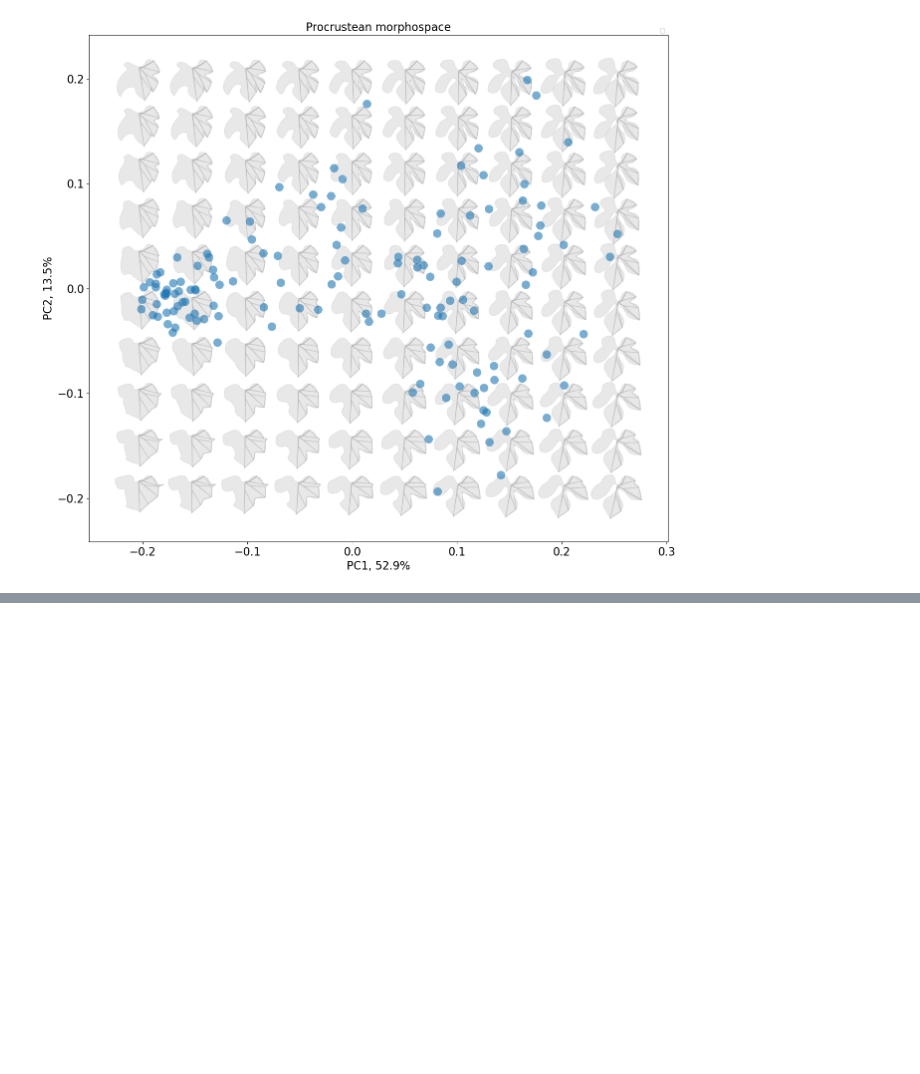
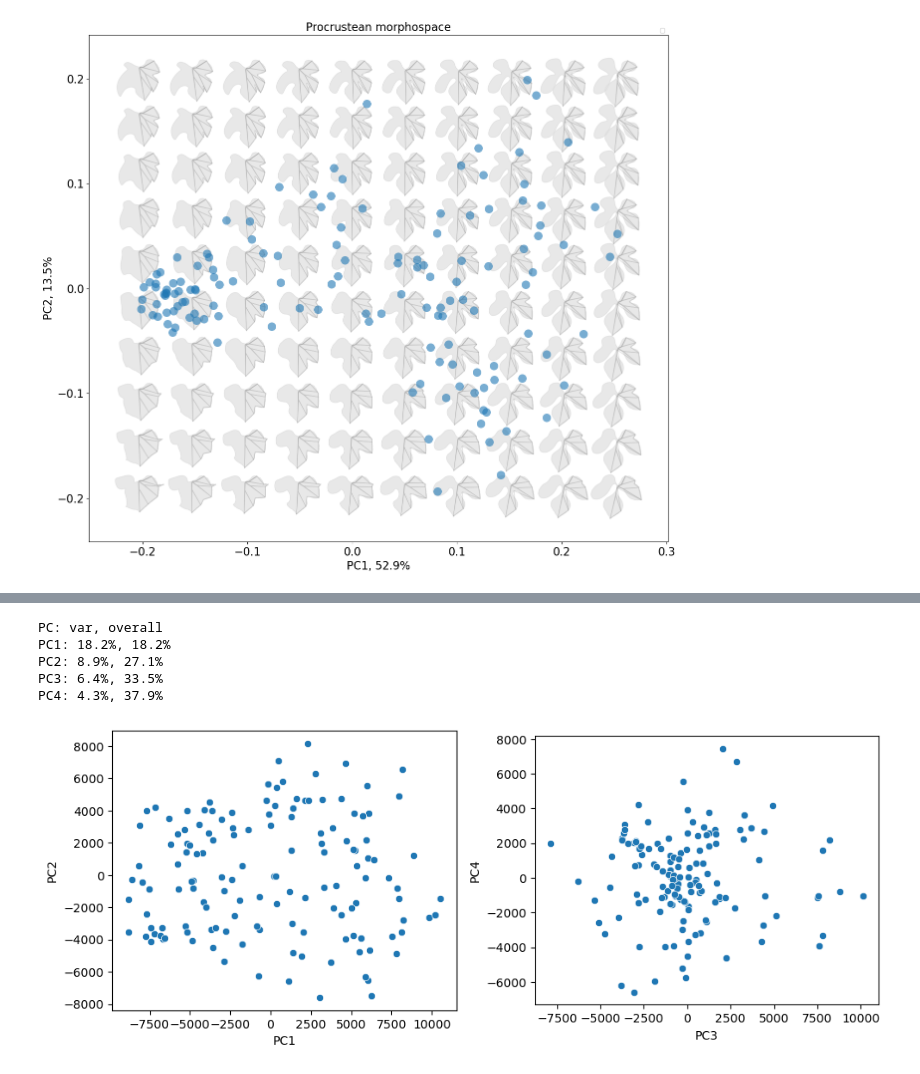
Before and after one commit to DanChitwood/preliminary_ampelography, a Jupyter notebook: grape_leaves_goali_20190614.ipynb, the cells around one changed output, grey strips where cells are left out. Cells and saved outputs as stored; diff of their text form; code cells hidden in the pictures; blank space fills up the shorter version.

```diff
--- a/grape_leaves_goali_20190614.ipynb
+++ b/grape_leaves_goali_20190614.ipynb
@@ -330,13 +347,15 @@ for i in range(len(matches_images)): # for each image
             plt.fill(outline_data[:,0], outline_data[:,1], c=cols[lf], alpha=a) # plot outline: NO CHANGE
             plt.fill(-subset[vein_y_indices]+10208, subset[vein_x_indices], c=cols[lf]) # plot vein landmarks: CHANGE THESE
             plt.plot(-subset[blade_y_indices]+10208, subset[blade_x_indices], c=cols[lf]) # plot blade landmarks: CHANGE THESE
+            plt.axis("off")
 
         else:
             plt.fill(outline_data[:,0], outline_data[:,1], c=cols[lf], alpha=a) # plot outline
             plt.fill(subset[vein_x_indices], subset[vein_y_indices], c=cols[lf]) # plot vein landmarks
             plt.plot(subset[blade_x_indices], subset[blade_y_indices], c=cols[lf]) # plot blade landmarks
+            plt.axis("off")
 
-    plt.savefig(plot_dir + matches_images[i] + ".jpg", dpi=300)
+    plt.savefig(plot_dir + "goali_20190614_" + matches_images[i] + ".jpg", dpi=300, bbox_inches='tight')
     plt.close()
 # %% [output]
 0 16113002
@@ -362,6 +381,10 @@ for i in range(len(matches_images)): # for each image
 #############################################
 ### INTERPOLATE, ROTATE, AND SCALE POINTS ###
 #############################################
+
+# redefine landmarks here
+vein_landmarks = np.array([1,6,14,5,15,7,2,9,17,8,18,10,3,12,20,11,21,13,4])
+blade_landmarks = np.array([1,6,14,15,16,17,18,19,20,21])
 
 # set resolution
 # the ultimate number of equidistant points on each side of the leaf
@@ -686,7 +709,7 @@ for i in range(len(matches_images)): # for each image
         plt.axis("off")
         plt.gca().set_aspect("equal")
         plt.tight_layout()
-        plt.savefig(leaf_plot_dir+"x_"+str(i)+"_"+str(j)+".jpg", dpi=300)
+        plt.savefig(leaf_plot_dir+"goal_20190614_"+outline[:-4]+".jpg", bbox_inches='tight', dpi=300)
         plt.close()
 # %% [output]
 out16113002a.txt
@@ -964,0 +1204,46 @@ Text(0.5, 1.0, 'Procrustean morphospace')
+# %%
+#################################################
+### NEXT, CALCULATE THE DESIRED NUMBER OF PCs ###
+#################################################
+
+######
+PC_NUMBER = 4 # PC number = 4, for limiting to 4 axes for morphospace reconstruction
+#######
+
+pca = PCA(n_components=PC_NUMBER)
+PCs = pca.fit_transform(flat_arr) # fit a PCA for only desired PCs
+
+# print out explained variance for each PC
+print("PC: " + "var, " + "overall ")
+for i in range(len(pca.explained_variance_ratio_)):
+    print("PC" + str(i+1) + ": " + str(round(pca.explained_variance_ratio_[i]*100,1)) +
+          "%, " + str(round(pca.explained_variance_ratio_.cumsum()[i]*100,1)) + "%"  )
+
+# add PCs to dataframe for plotting
+PC_df = pd.DataFrame({
+    "PC1":PCs[:,0],
+    "PC2":PCs[:,1],
+    "PC3":PCs[:,2],
+    "PC4":PCs[:,3],
+})
+
+# visualize leaf distribution
+
+plt.figure(figsize=(10,10))
+
+plt.subplot(1,2,1)
+sns.scatterplot(data=PC_df, x="PC1", y="PC2")
+plt.gca().set_aspect("equal")
+
+plt.subplot(1,2,2)
+sns.scatterplot(data=PC_df, x="PC3", y="PC4")
+plt.gca().set_aspect("equal")
+
+plt.tight_layout()
+# %% [output]
+PC: var, overall
+PC1: 18.2%, 18.2%
+PC2: 8.9%, 27.1%
+PC3: 6.4%, 33.5%
+PC4: 4.3%, 37.9%
+[figure, added]
```
Also changed, not shown: parts of 14 cells of this notebook.
